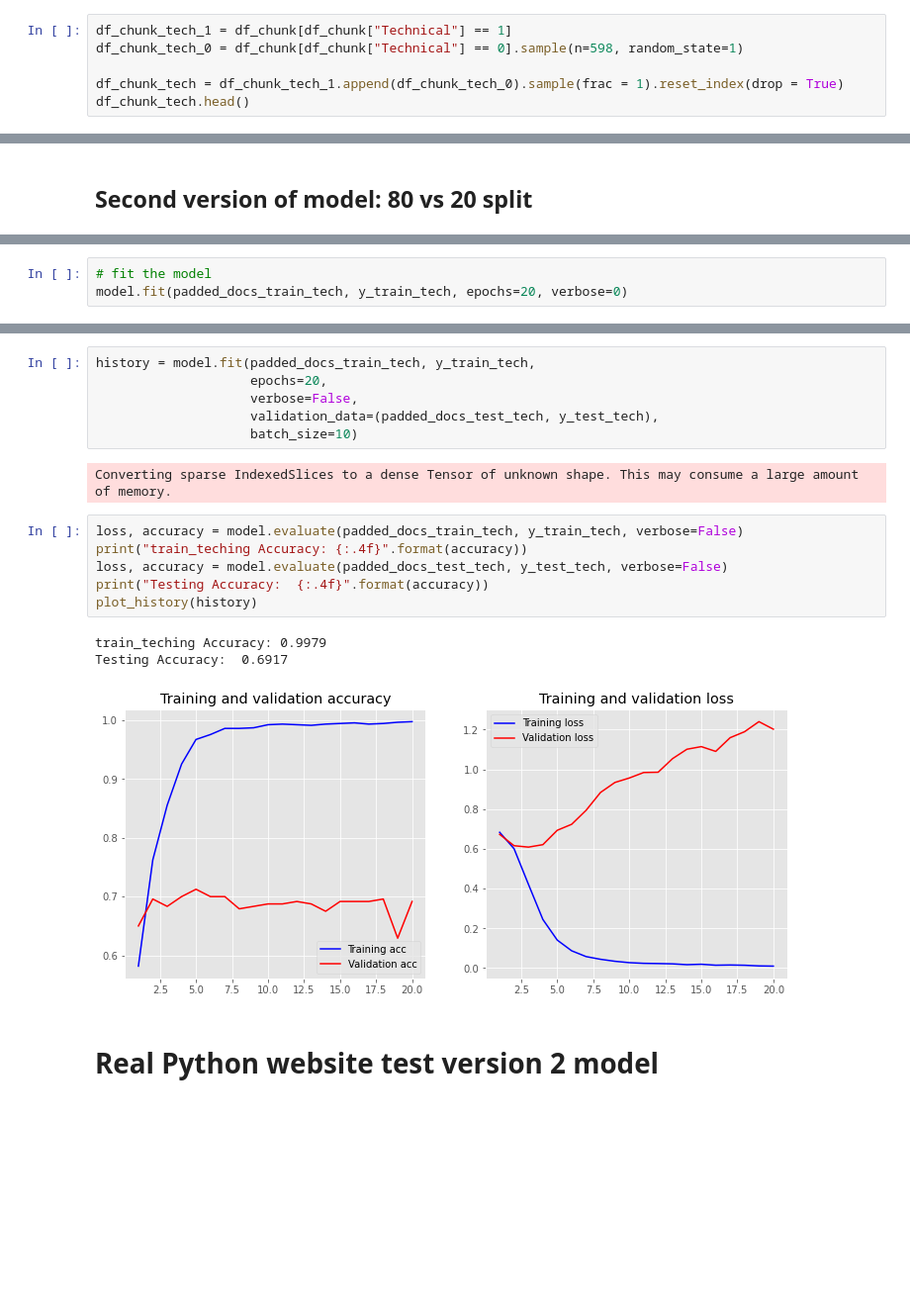
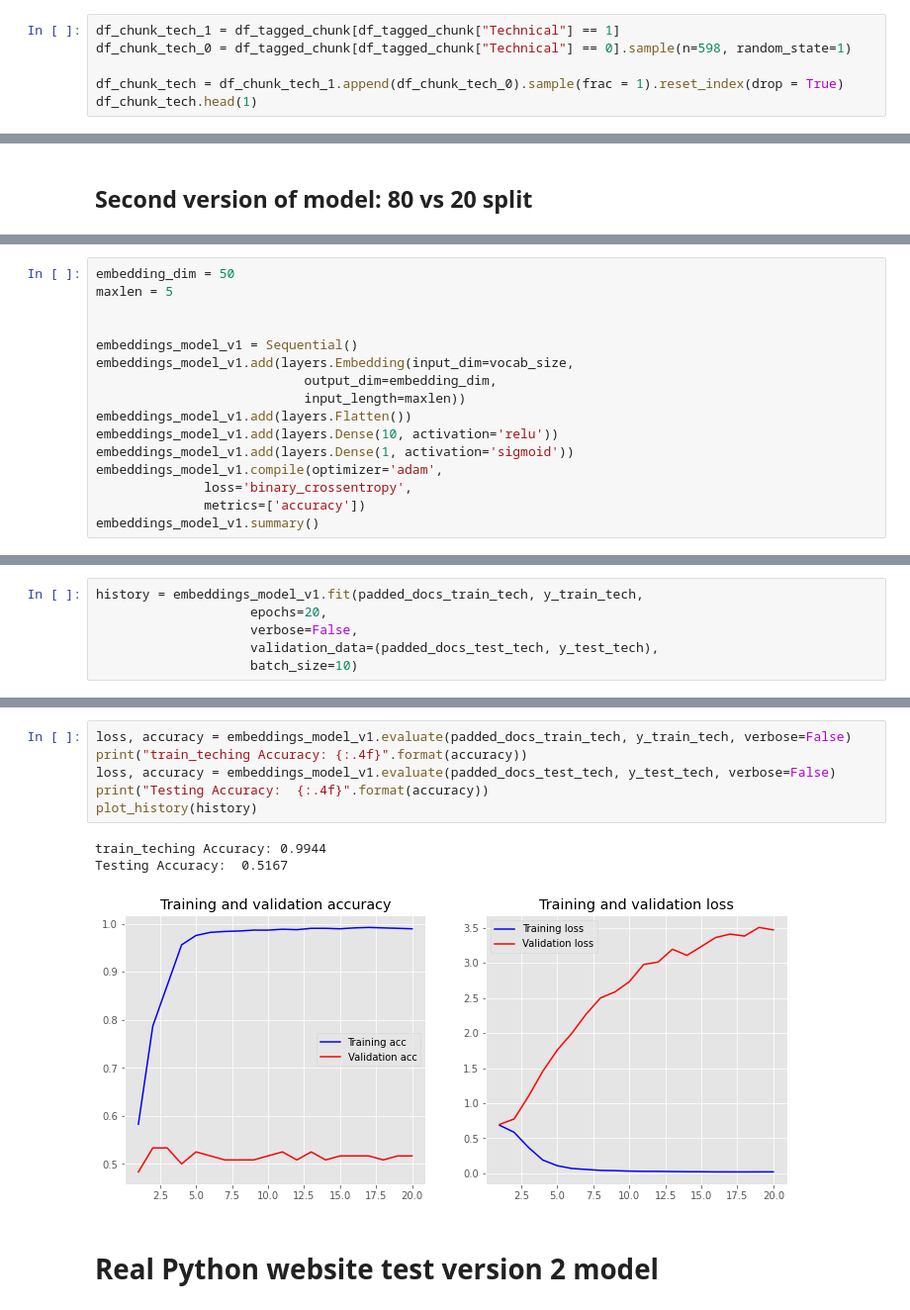
Before and after one commit to perpetualinsights/scraper_indeed, a Jupyter notebook: US_indeed_nlp.ipynb, the cells around one changed output, grey strips where cells are left out. Shown at 99% size. Cells and saved outputs as stored; diff of their text form; blank space fills up the shorter version.

```diff
--- a/US_indeed_nlp.ipynb
+++ b/US_indeed_nlp.ipynb
@@ -416,8 +378,8 @@ df_chunk.head()
 # %%
-df_chunk_tech_1 = df_chunk[df_chunk["Technical"] == 1]
-df_chunk_tech_0 = df_chunk[df_chunk["Technical"] == 0].sample(n=598, random_state=1)
+df_chunk_tech_1 = df_tagged_chunk[df_tagged_chunk["Technical"] == 1]
+df_chunk_tech_0 = df_tagged_chunk[df_tagged_chunk["Technical"] == 0].sample(n=598, random_state=1)
 
 df_chunk_tech = df_chunk_tech_1.append(df_chunk_tech_0).sample(frac = 1).reset_index(drop = True)
-df_chunk_tech.head()
+df_chunk_tech.head(1)
 # %% [output]
 |  | combined_words | Technical | Soft |
@@ -694,0 +613,16 @@ None
+# %%
+embedding_dim = 50
+maxlen = 5
+
+
+embeddings_model_v1 = Sequential()
+embeddings_model_v1.add(layers.Embedding(input_dim=vocab_size,
+                           output_dim=embedding_dim,
+                           input_length=maxlen))
+embeddings_model_v1.add(layers.Flatten())
+embeddings_model_v1.add(layers.Dense(10, activation='relu'))
+embeddings_model_v1.add(layers.Dense(1, activation='sigmoid'))
+embeddings_model_v1.compile(optimizer='adam',
+              loss='binary_crossentropy',
+              metrics=['accuracy'])
+embeddings_model_v1.summary()
@@ -695,5 +646,8 @@ None
 # %%
-# fit the model
-model.fit(padded_docs_train_tech, y_train_tech, epochs=20, verbose=0)
+history = embeddings_model_v1.fit(padded_docs_train_tech, y_train_tech,
+                    epochs=20,
+                    verbose=False,
+                    validation_data=(padded_docs_test_tech, y_test_tech),
+                    batch_size=10)
 # %% [output]
 Converting sparse IndexedSlices to a dense Tensor of unknown shape. This may consume a large amount of memory.
@@ -780,21 +657,13 @@ _________________________________________________________________
-# %%
-history = model.fit(padded_docs_train_tech, y_train_tech,
-                    epochs=20,
-                    verbose=False,
-                    validation_data=(padded_docs_test_tech, y_test_tech),
-                    batch_size=10)
-# %% [output]
-Converting sparse IndexedSlices to a dense Tensor of unknown shape. This may consume a large amount of memory.
 # %%
-loss, accuracy = model.evaluate(padded_docs_train_tech, y_train_tech, verbose=False)
+loss, accuracy = embeddings_model_v1.evaluate(padded_docs_train_tech, y_train_tech, verbose=False)
 print("train_teching Accuracy: {:.4f}".format(accuracy))
-loss, accuracy = model.evaluate(padded_docs_test_tech, y_test_tech, verbose=False)
+loss, accuracy = embeddings_model_v1.evaluate(padded_docs_test_tech, y_test_tech, verbose=False)
 print("Testing Accuracy:  {:.4f}".format(accuracy))
 plot_history(history)
 # %% [output]
-train_teching Accuracy: 0.9979
-Testing Accuracy:  0.6917
+train_teching Accuracy: 0.9944
+Testing Accuracy:  0.5167
-[figure, old version]
+[figure, new version]
 # %% [markdown]
 # Real Python website test version 2 model
 # %%
```
Also changed, not shown: parts of 119 cells of this notebook, 4 other files.
